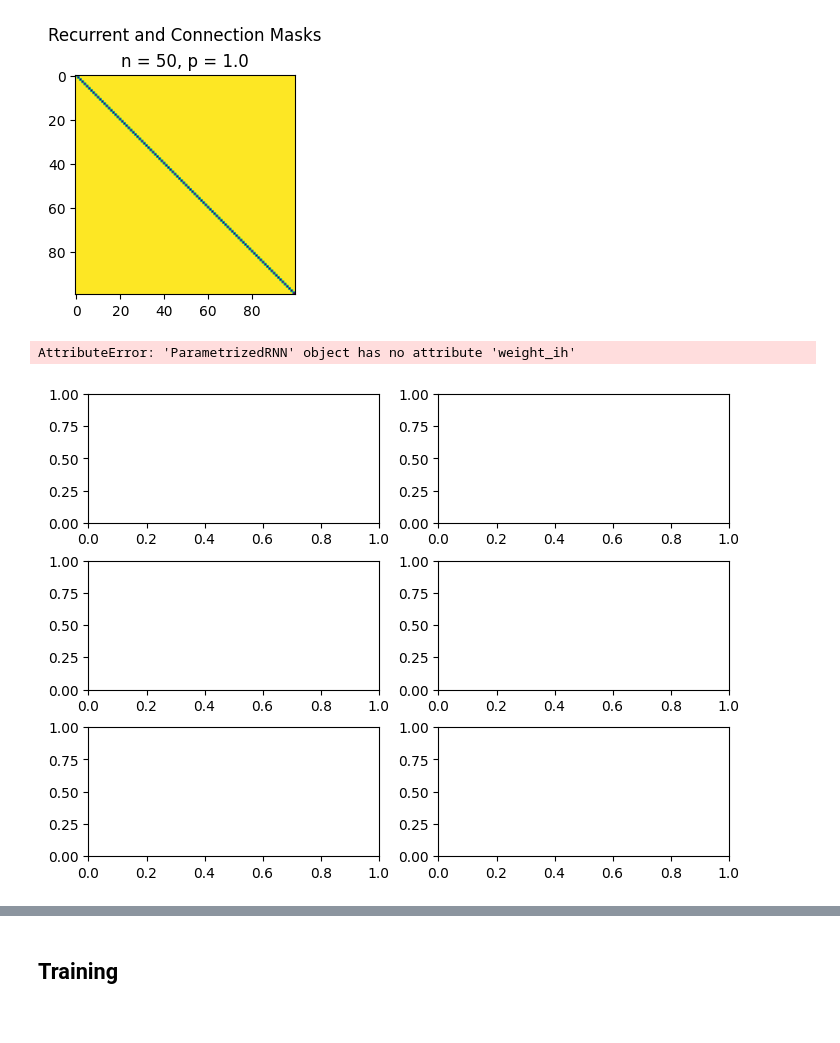
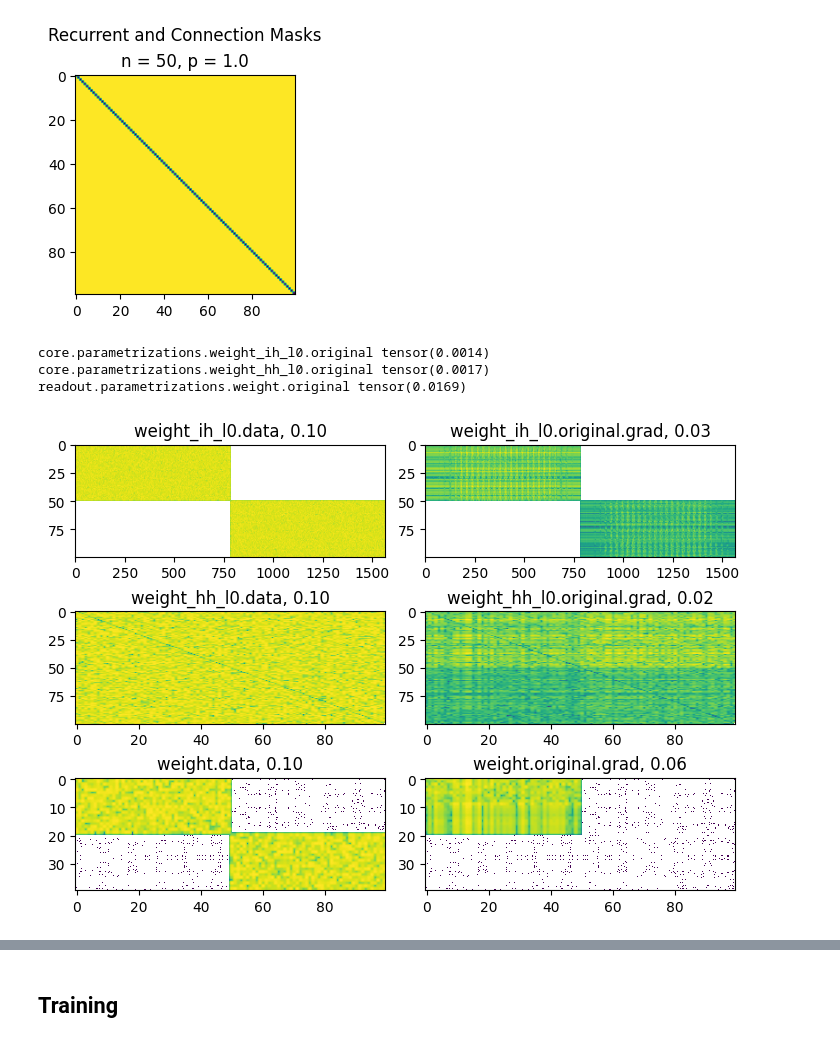
Before and after one commit to GabrielBena/specialization-dynamics, a Jupyter notebook: examples/simple_code.ipynb, the cells around one changed output, grey strips where cells are left out. Saved outputs shown, nothing was run; the diff lists cells and outputs as text; code cells hidden in the pictures.

```diff
--- a/examples/simple_code.ipynb
+++ b/examples/simple_code.ipynb
@@ -251,42 +254,44 @@ def plot_weights_and_grad(model):
     for (layer, w), ax in zip(
         product(
             [
-                "core.weight_ih",
-                "core.weight_hh",
+                "core.weight_ih_l0",
+                "core.weight_hh_l0",
                 "readout.weight",
             ],
             ["data", "original.grad"],
         ),
         axs.flatten(),
     ):
         if w == "original.grad":
             layer = layer.replace(".", ".parametrizations.")
 
         tensor = attrgetter(f"{layer}.{w}")(model)
         # if 'ih' in layer:
             # tensor = tensor.mean(0).view(2*28, 28)
         if hasattr(tensor, "cpu"):
             tensor = tensor.abs().cpu().data
             ax.imshow(
                 tensor,
                 aspect="auto",
                 cmap="viridis",
                 norm=matplotlib.colors.LogNorm(
                     vmin=tensor.abs().min(),
                     vmax=tensor.abs().max(),
                 ),
             )
         ax.set_title(f"{layer.split('.')[-1]}.{w}, {tensor.max().item() :.2f}")
 
 
 plot_weights_and_grad(model)
 
 for n, p in model.named_parameters():
     if p.requires_grad:
         print(n, p.grad[p.grad != 0].abs().float().mean())
 # %% [output]
-AttributeError: 'ParametrizedRNN' object has no attribute 'weight_ih'
+core.parametrizations.weight_ih_l0.original tensor(0.0014)
+core.parametrizations.weight_hh_l0.original tensor(0.0017)
+readout.parametrizations.weight.original tensor(0.0169)
-[figure, old version]
+[figure, new version]
 # %%
 decider = 0
 nullify_own_input = False
```
Also changed, not shown: parts of 8 cells of this notebook, 1 other file.
